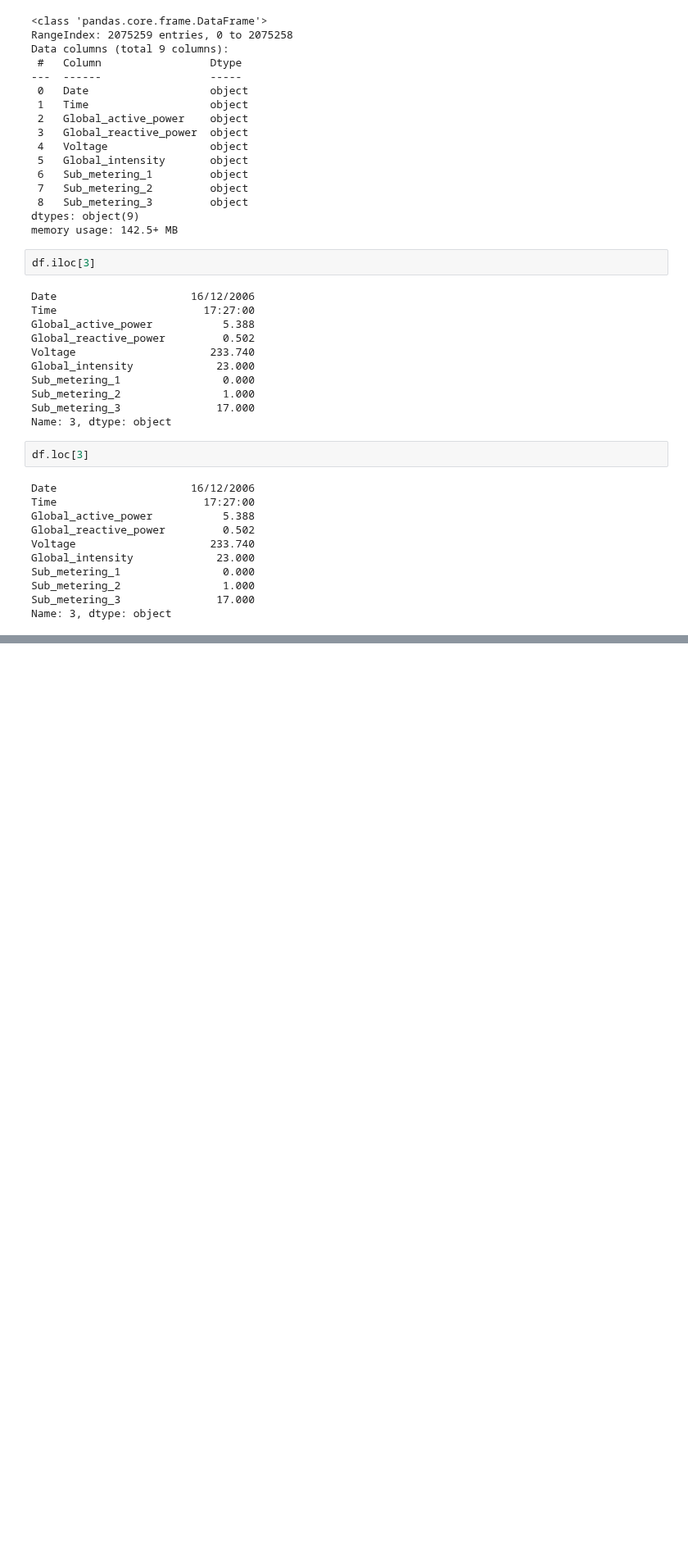
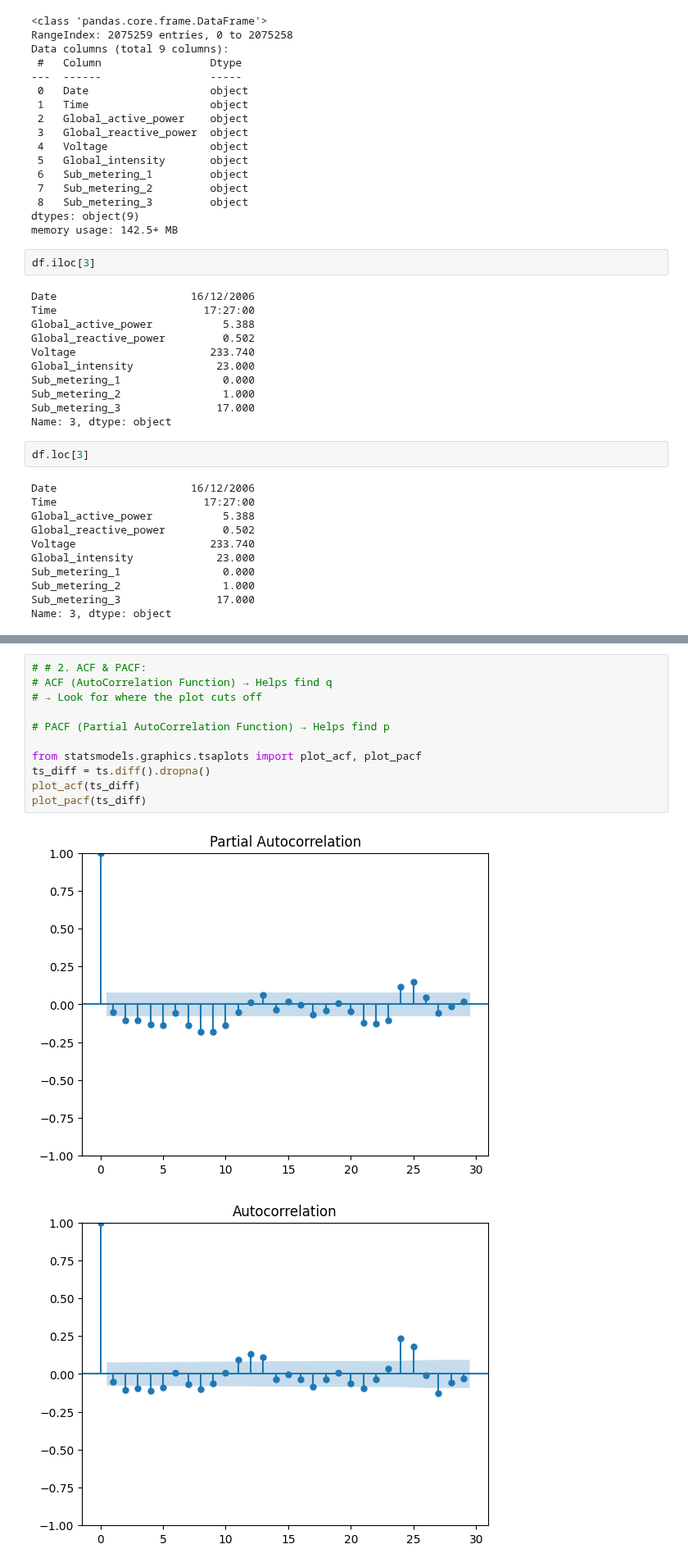
Before and after one commit to sinahyousefi/hands_on_projects, a Jupyter notebook: main.ipynb, the cells around one changed output, grey strips where cells are left out. Shown at 82% size. Drawn from its saved outputs; the diff is of its cells as text; blank space fills up the shorter version.

```diff
--- a/main.ipynb
+++ b/main.ipynb
@@ -119,0 +208,14 @@ memory usage: 142.5 MB
+# %%
+# # 2. ACF & PACF:
+# ACF (AutoCorrelation Function) → Helps find q
+# → Look for where the plot cuts off
+
+# PACF (Partial AutoCorrelation Function) → Helps find p
+
+from statsmodels.graphics.tsaplots import plot_acf, plot_pacf
+ts_diff = ts.diff().dropna()
+plot_acf(ts_diff)
+plot_pacf(ts_diff)
+# %% [output]
+[figure, added]
+[figure, added]
```
Also changed, not shown: parts of 29 cells of this notebook.
